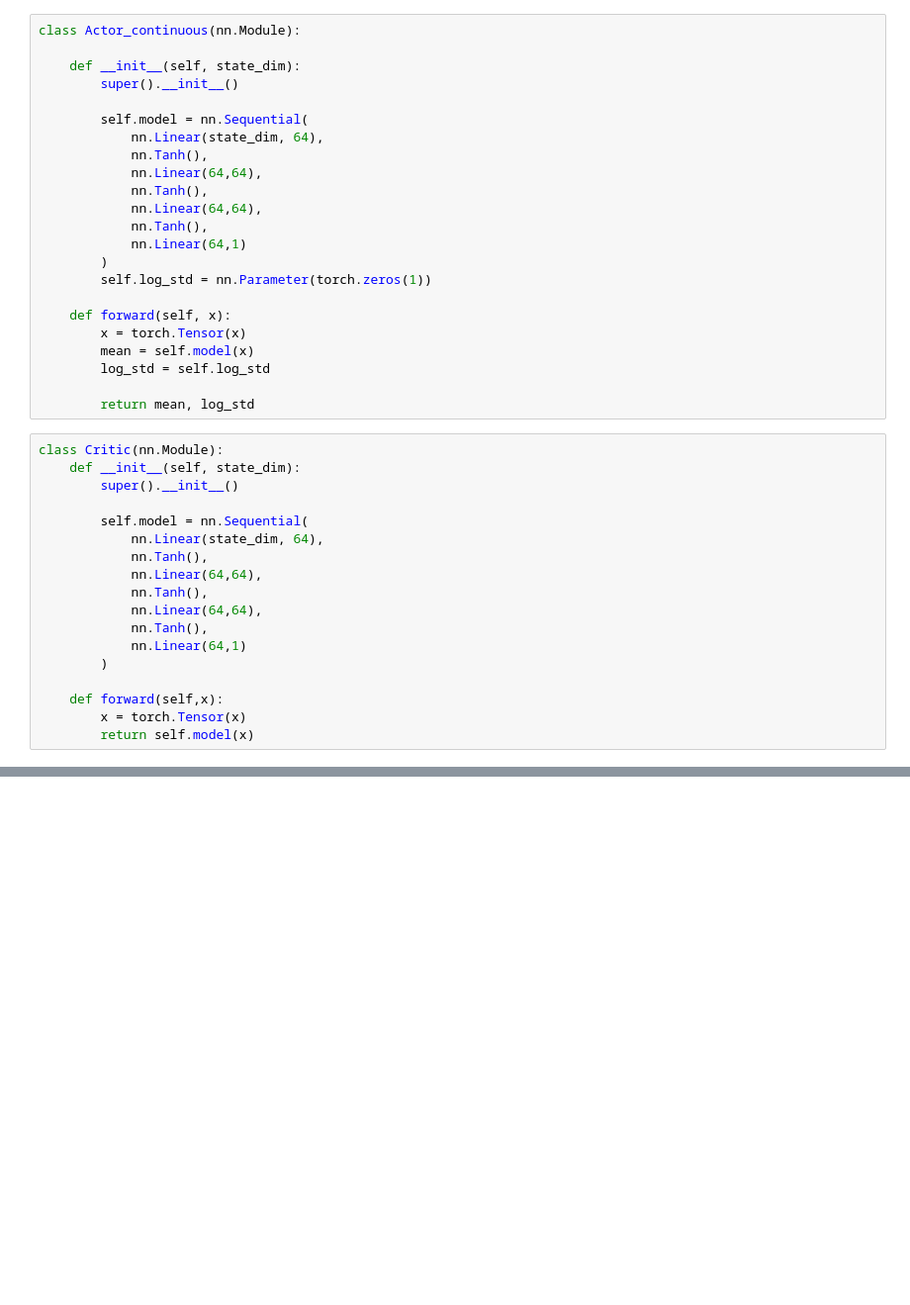
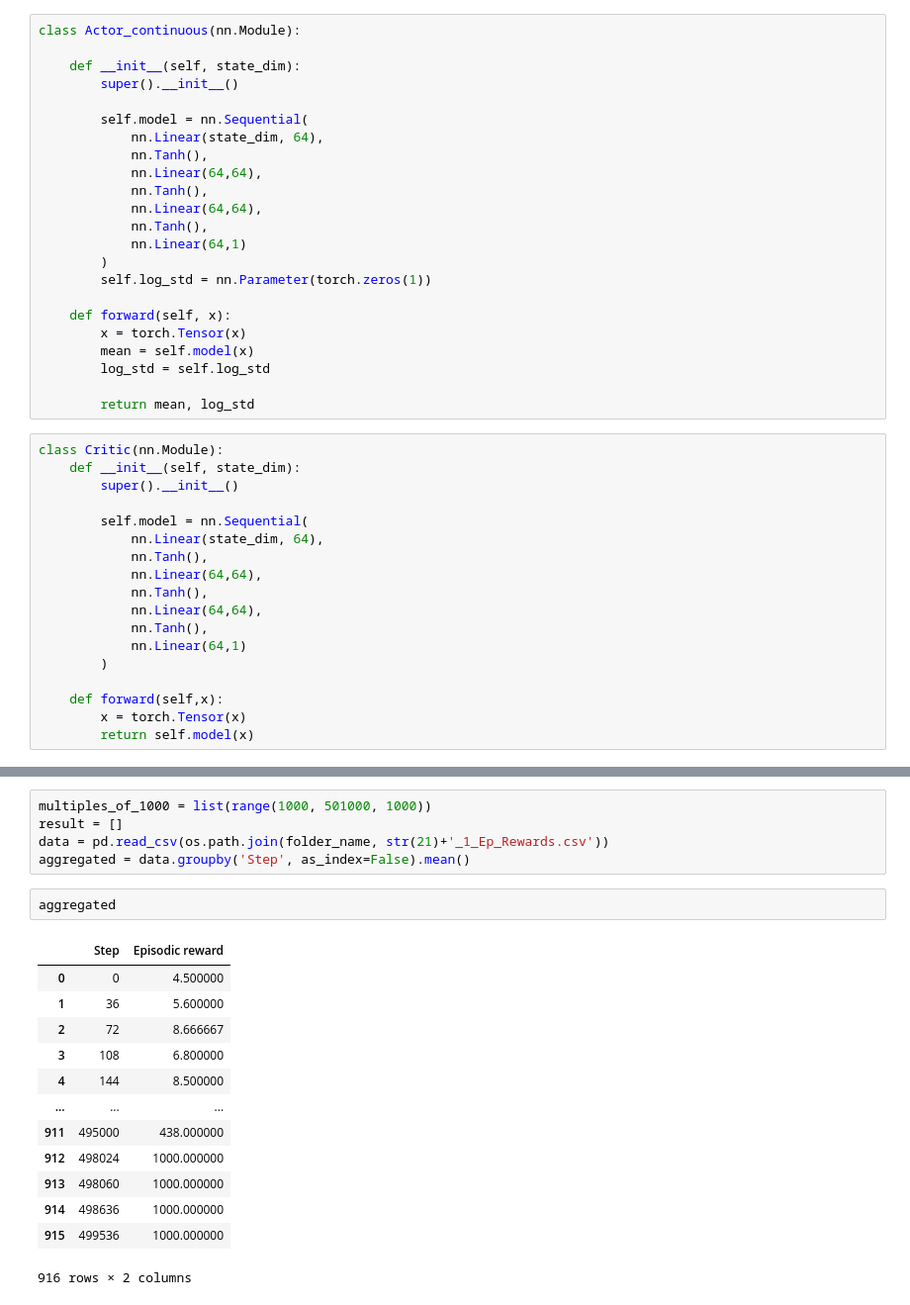
Before and after one commit to aledurso22/Reinforcement-Learning-project, a Jupyter notebook: train.ipynb, the cells around one changed output, grey strips where cells are left out. Shown at 99% size. Saved outputs shown, nothing was run; the diff lists cells and outputs as text; blank space fills up the shorter version.

```diff
--- a/train.ipynb
+++ b/train.ipynb
@@ -570,0 +645,21 @@ Name: V_Values_400000, Length: 1000, dtype: float64]
+# %%
+multiples_of_1000 = list(range(1000, 501000, 1000))
+result = []
+data = pd.read_csv(os.path.join(folder_name, str(21)+'_1_Ep_Rewards.csv'))
+aggregated = data.groupby('Step', as_index=False).mean()
+# %%
+aggregated
+# %% [output]
+|  | Step | Episodic reward |
+| 0 | 0 | 4.500000 |
+| 1 | 36 | 5.600000 |
+| 2 | 72 | 8.666667 |
+| 3 | 108 | 6.800000 |
+| 4 | 144 | 8.500000 |
+| ... | ... | ... |
+| 911 | 495000 | 438.000000 |
+| 912 | 498024 | 1000.000000 |
+| 913 | 498060 | 1000.000000 |
+| 914 | 498636 | 1000.000000 |
+| 915 | 499536 | 1000.000000 |
+916 rows × 2 columns
```
Also changed, not shown: parts of 13 cells of this notebook.
